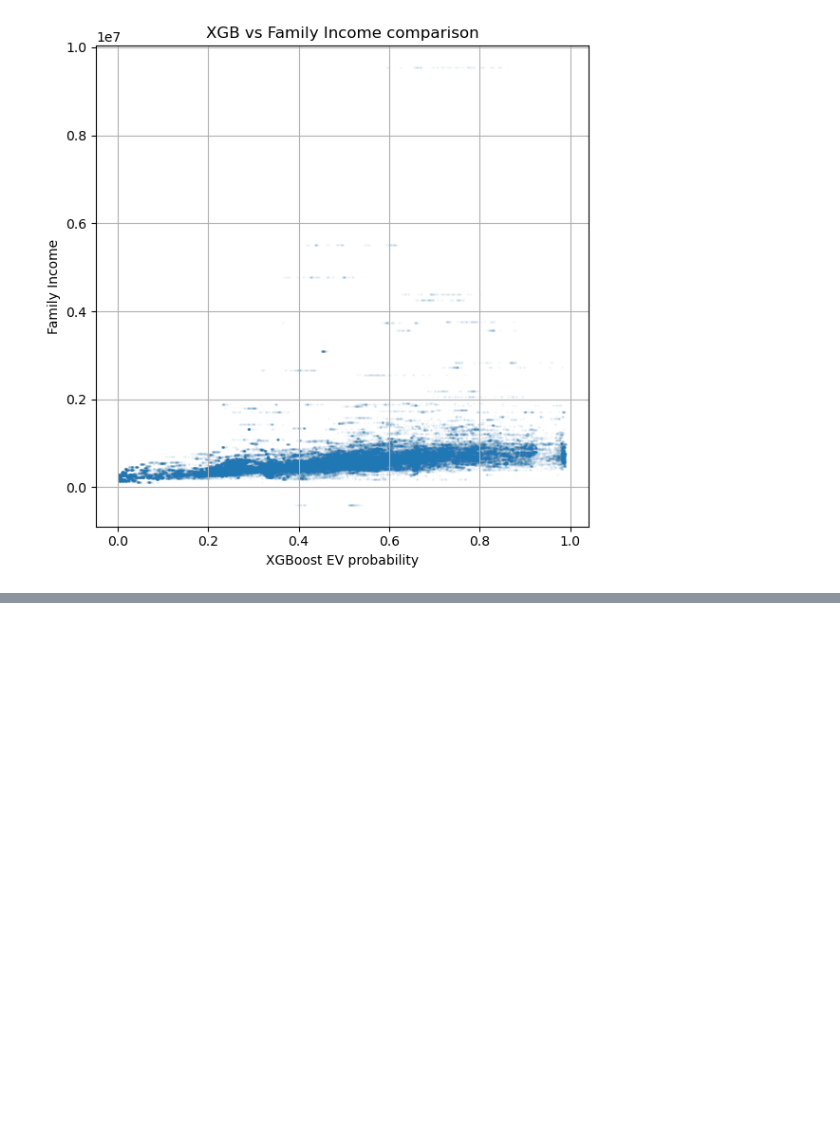
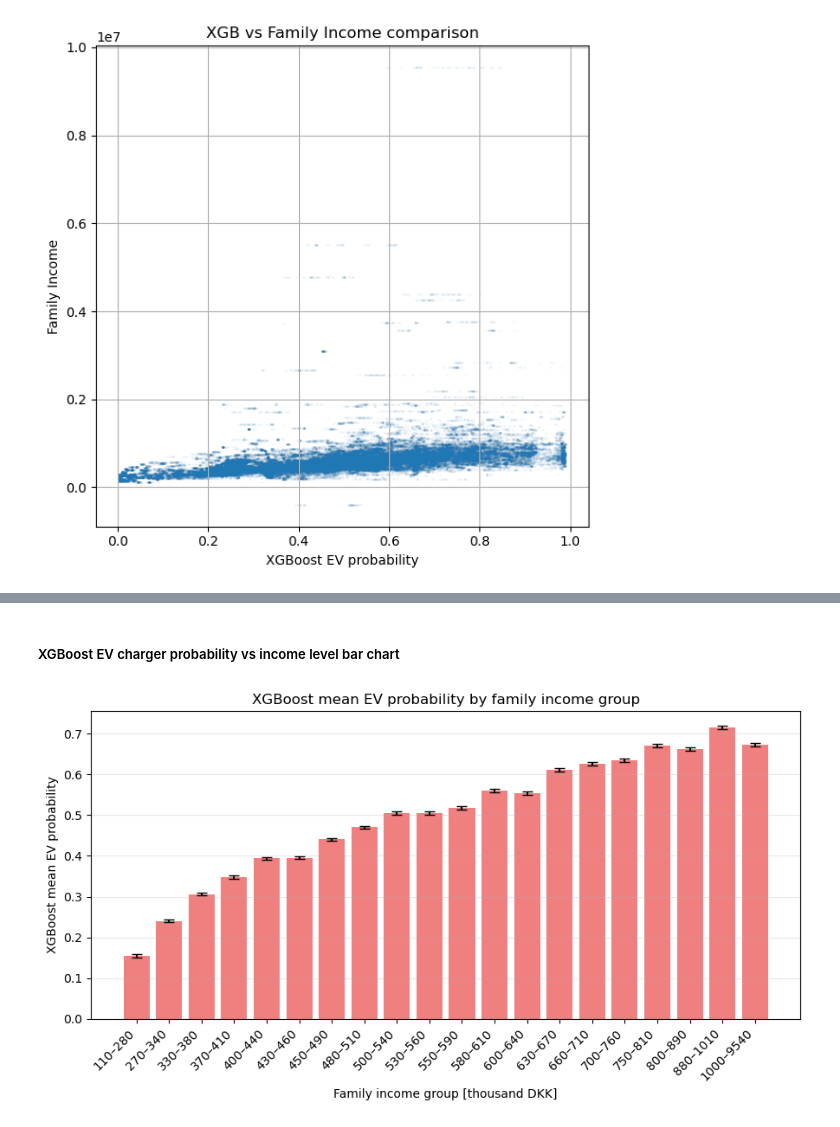
Before and after one commit to ChrisDoudesis/MSc-Thesis, a Jupyter notebook: src/RFvsXGB_correlation.ipynb, the cells around one changed output, grey strips where cells are left out. Cells and saved outputs as stored; diff of their text form; code cells hidden in the pictures; blank space fills up the shorter version.

Commit message:
ev_prob_vs_income_plots

```diff
--- a/src/RFvsXGB_correlation.ipynb
+++ b/src/RFvsXGB_correlation.ipynb
@@ -128,0 +94,65 @@ plt.show()
+# %% [markdown]
+##### XGBoost EV charger probability vs income level bar chart
+# %%
+# binned income bar chart for XGBoost
+import math
+
+plot_bar = df_corr.select([
+    "rf_EV_probability",
+    "Family_Income_rf",
+    "xgb_EV_probability",
+    "Family_Income_xgb"
+]).drop_nulls().to_pandas()
+
+plot_bar = plot_bar[
+    (plot_bar["Family_Income_rf"] >= 0) &
+    (plot_bar["Family_Income_xgb"] >= 0)
+].copy()
+
+plot_bar["xgb_income_bin"] = pd.qcut(
+    plot_bar["Family_Income_xgb"],
+    q=20,
+    duplicates="drop"
+)
+plot_bar = plot_bar[
+    (plot_bar["Family_Income_rf"] >= 0) &
+    (plot_bar["Family_Income_xgb"] >= 0)
+].copy()
+
+plot_bar["xgb_income_bin_label"] = plot_bar["xgb_income_bin"].apply(
+    lambda x: f"{math.floor((x.left / 1000) / 10) * 10:.0f}–{math.ceil((x.right / 1000) / 10) * 10:.0f}"
+)
+
+xgb_binned = (
+    plot_bar
+    .groupby(["xgb_income_bin", "xgb_income_bin_label"], observed=True)
+    .agg(
+        mean_xgb_EV_probability=("xgb_EV_probability", "mean"),
+        std_xgb_EV_probability=("xgb_EV_probability", "std"),
+        n_obs=("xgb_EV_probability", "size")
+    )
+    .reset_index()
+    .sort_values("xgb_income_bin")
+)
+
+xgb_binned["ci95"] = 1.96 * xgb_binned["std_xgb_EV_probability"] / np.sqrt(xgb_binned["n_obs"])
+
+plt.figure(figsize=(9, 5))
+
+plt.bar(
+    xgb_binned["xgb_income_bin_label"],
+    xgb_binned["mean_xgb_EV_probability"],
+    yerr=xgb_binned["ci95"],
+    capsize=4,
+    color="lightcoral"
+)
+
+plt.xlabel("Family income group [thousand DKK]")
+plt.ylabel("XGBoost mean EV probability")
+plt.title("XGBoost mean EV probability by family income group")
+plt.xticks(rotation=45, ha="right")
+plt.grid(axis="y", alpha=0.3)
+plt.tight_layout()
+plt.show()
+# %% [output]
+[figure, added]
```
Also changed, not shown: parts of 11 cells of this notebook, 1 other file.
